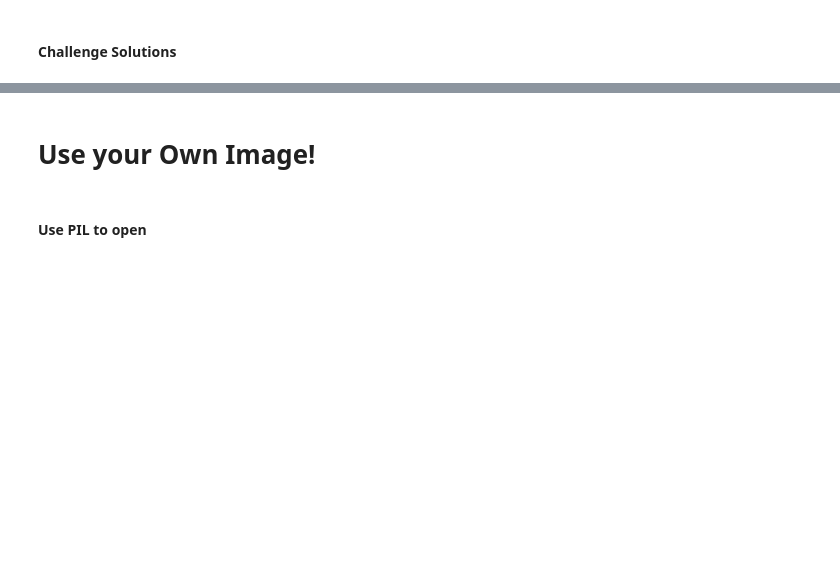
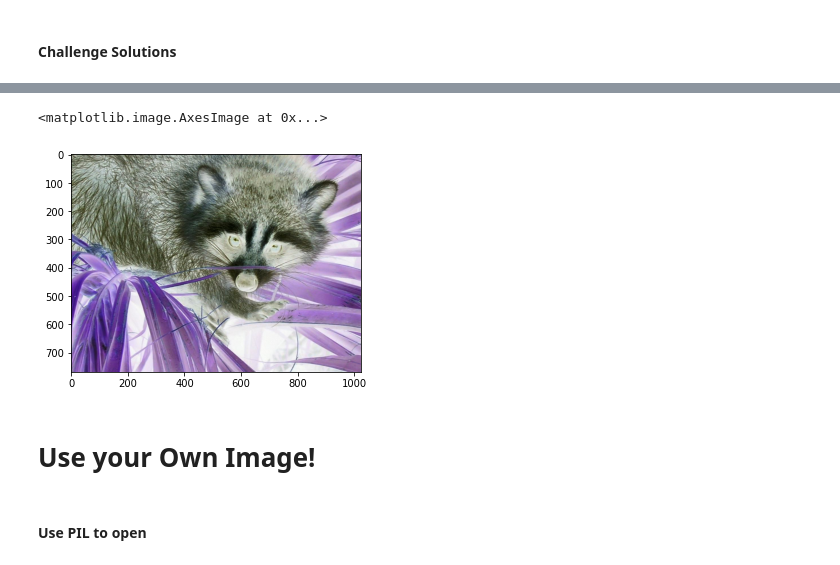
Before and after one commit to abettercoder/angela_100, a Jupyter notebook: Day76/Computation with NumPy/Computation_with_NumPy_and_N_Dimensional_Arrays_(start).ipynb, the cells around one changed output, grey strips where cells are left out. Drawn from its saved outputs; the diff is of its cells as text; code cells hidden in the pictures; blank space fills up the shorter version.

```diff
--- a/Day76/Computation with NumPy/Computation_with_NumPy_and_N_Dimensional_Arrays_(start).ipynb
+++ b/Day76/Computation with NumPy/Computation_with_NumPy_and_N_Dimensional_Arrays_(start).ipynb
@@ -329,3 +339,9 @@ plt.imshow(img_gray, cmap='gray')
+# %%
+solar_img = 255 - img
+plt.imshow(solar_img)
+# %% [output]
+<matplotlib.image.AxesImage at 0x...>
+[figure, added]
 # %% [markdown]
 # Use your Own Image!
 # %%
```
Also changed, not shown: parts of 6 cells of this notebook.
